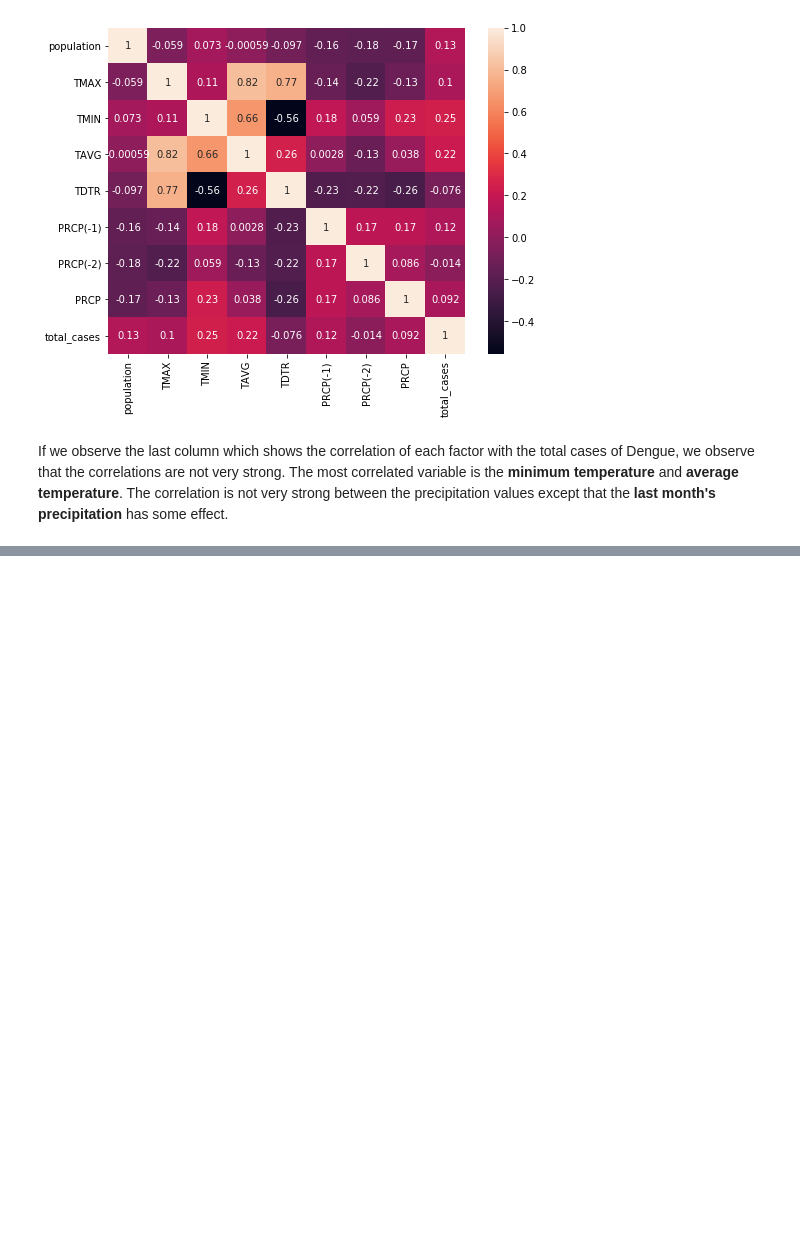
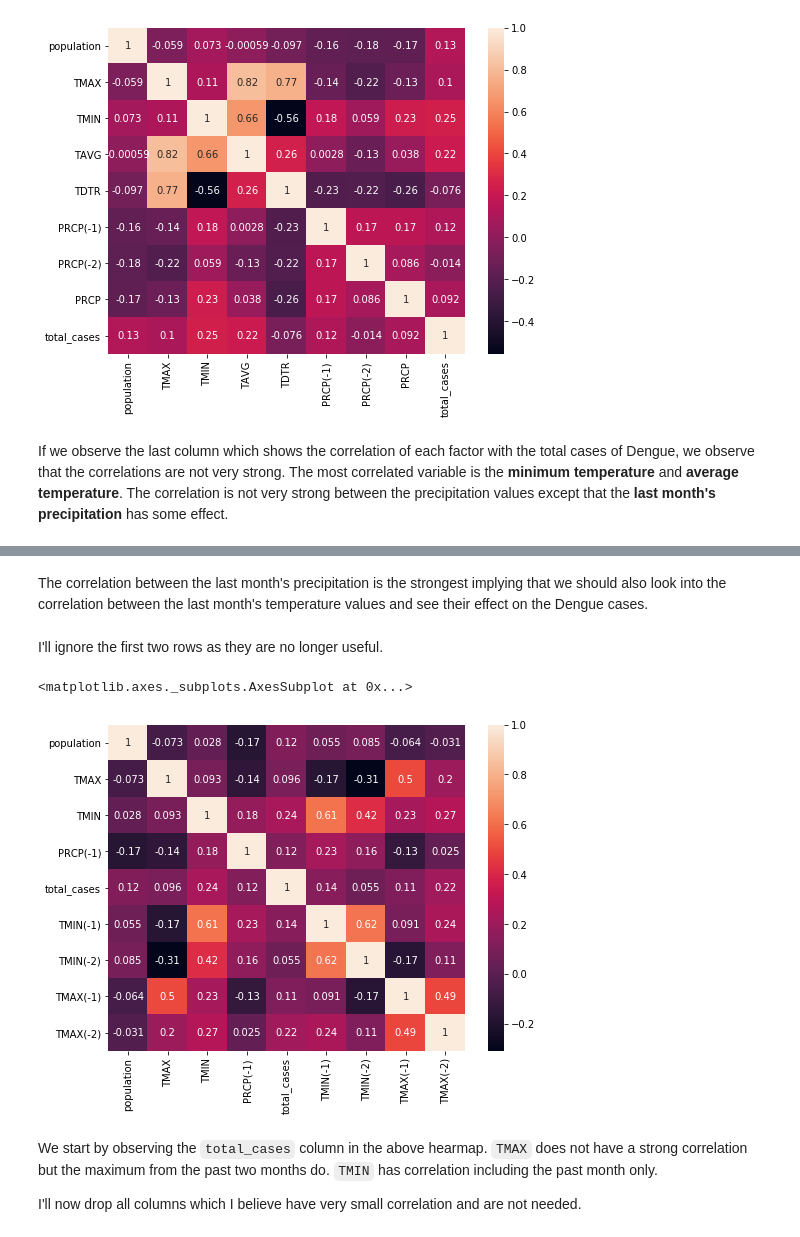
Before and after one commit to ITWSXInformatics/DengueSpreadInformationSystemDSIS, a Jupyter notebook: Data Analysis.ipynb, the cells around one changed output, grey strips where cells are left out. Drawn from its saved outputs; the diff is of its cells as text; code cells hidden in the pictures; blank space fills up the shorter version.

```diff
--- a/Data Analysis.ipynb
+++ b/Data Analysis.ipynb
@@ -86 +103,3 @@ Perfect! There are no more null values. We can start with our exploratory data a
+# %%
+dataset = dataset.drop(['index', 'date'], axis = 1)
 # %% [markdown]
@@ -101,0 +119,30 @@ sns.boxplot(dataset['p'])
+# %%
+dataset = dataset.drop(['TDTR', 'TAVG', 'PRCP', 'PRCP(-2)'], axis = 1)
+# %% [markdown]
+The correlation between the last month's precipitation is the strongest implying that we should also look into the correlation between the last month's temperature values and see their effect on the Dengue cases.
+# %%
+tmin_1 = np.insert(np.array(dataset['TMIN'][:-1]), 0, 0)
+tmin_2 = np.insert(tmin_1[:-1], 0, 0)
+
+dataset['TMIN(-1)'] = tmin_1
+dataset['TMIN(-2)'] = tmin_2
+
+tmax_1 = np.insert(np.array(dataset['TMAX'][:-1]), 0, 0)
+tmax_2 = np.insert(tmax_1[:-1], 0, 0)
+
+dataset['TMAX(-1)'] = tmax_1
+dataset['TMAX(-2)'] = tmax_2
+# %% [markdown]
+I'll ignore the first two rows as they are no longer useful.
+# %%
+dataset = dataset[2:].reset_index(drop = True)
+# %%
+plt.figure(figsize = (8, 6))
+sns.heatmap(dataset.corr(), annot = True)
+# %% [output]
+<matplotlib.axes._subplots.AxesSubplot at 0x...>
+[figure, added]
+# %% [markdown]
+We start by observing the `total_cases` column in the above hearmap. `TMAX` does not have a strong correlation but the maximum from the past two months do. `TMIN` has correlation including the past month only.
+
+I'll now drop all columns which I believe have very small correlation and are not needed.
```
Also changed, not shown: parts of 14 cells of this notebook.
